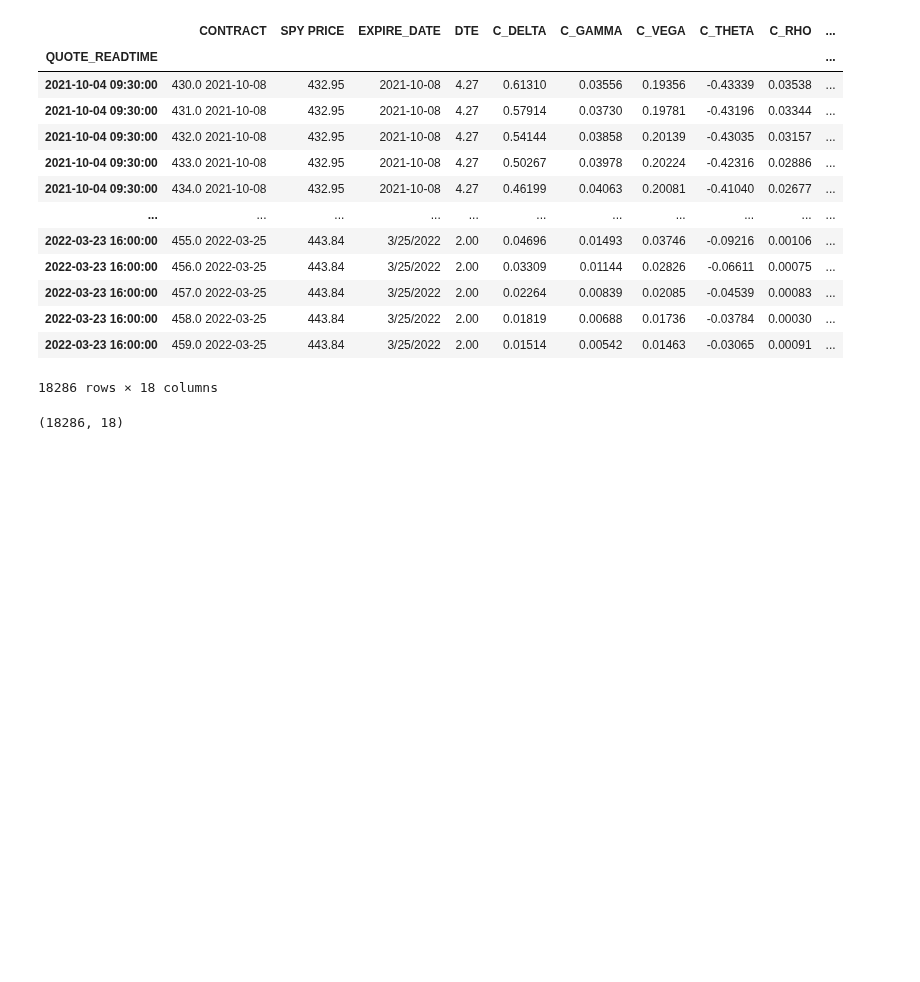
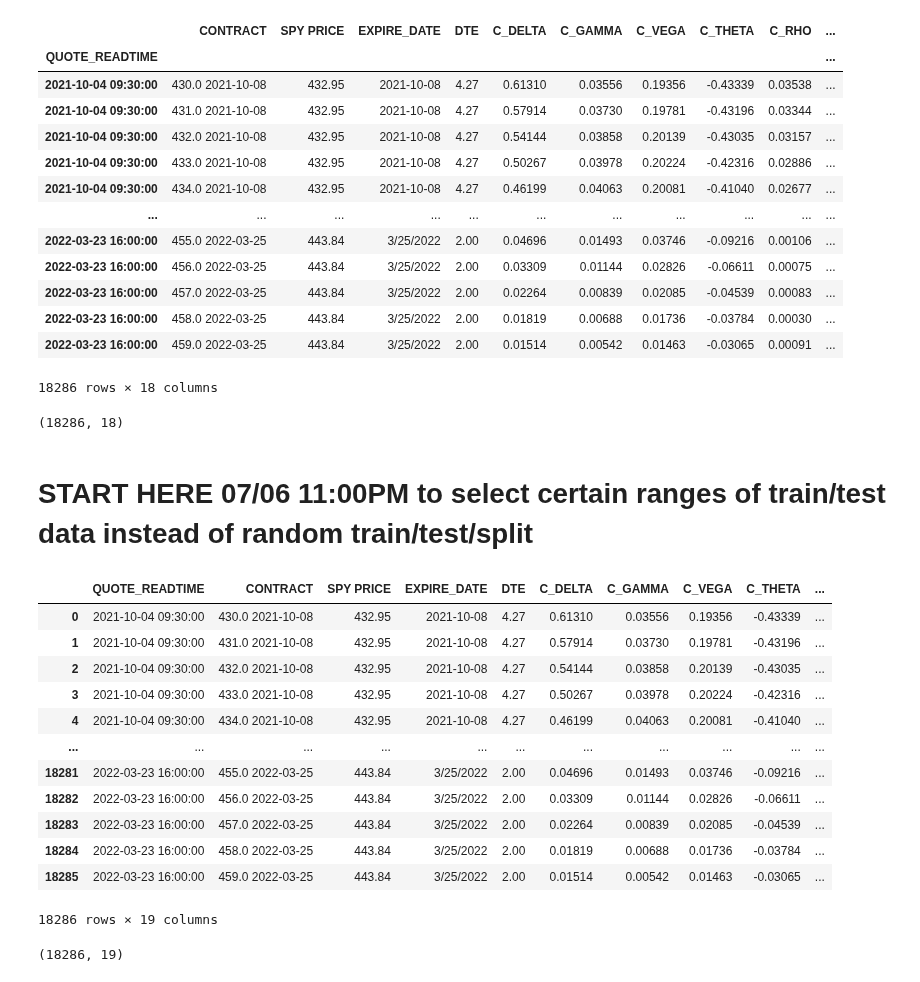
Before and after one commit to aarch23/OptYx, a Jupyter notebook: SPY2021V2.ipynb, the cells around one changed output. Drawn from its saved outputs; the diff is of its cells as text; code cells hidden in the pictures; blank space fills up the shorter version.

```diff
--- a/SPY2021V2.ipynb
+++ b/SPY2021V2.ipynb
@@ -300,3 +297,6 @@ q4_21_q1_22.shape
 (18286, 18)
 # %%
 q4_21_q1_22.to_csv("./Resources/q4_21_q1_22.csv", index=True)
+# %% [markdown]
+
+# __START HERE 07/06 11:00PM to select certain ranges of train/test data instead of random train/test/split__
@@ -302,0 +307,22 @@ q4_21_q1_22.to_csv("./Resources/q4_21_q1_22.csv", index=True)
+# %%
+spy_path = Path('./Resources/q4_21_q1_22.csv')
+df = pd.read_csv(spy_path)
+df
+# %% [output]
+|  | QUOTE_READTIME | CONTRACT | SPY PRICE | EXPIRE_DATE | DTE | C_DELTA | C_GAMMA | C_VEGA | C_THETA | ... |
+| 0 | 2021-10-04 09:30:00 | 430.0 2021-10-08 | 432.95 | 2021-10-08 | 4.27 | 0.61310 | 0.03556 | 0.19356 | -0.43339 | ... |
+| 1 | 2021-10-04 09:30:00 | 431.0 2021-10-08 | 432.95 | 2021-10-08 | 4.27 | 0.57914 | 0.03730 | 0.19781 | -0.43196 | ... |
+| 2 | 2021-10-04 09:30:00 | 432.0 2021-10-08 | 432.95 | 2021-10-08 | 4.27 | 0.54144 | 0.03858 | 0.20139 | -0.43035 | ... |
+| 3 | 2021-10-04 09:30:00 | 433.0 2021-10-08 | 432.95 | 2021-10-08 | 4.27 | 0.50267 | 0.03978 | 0.20224 | -0.42316 | ... |
+| 4 | 2021-10-04 09:30:00 | 434.0 2021-10-08 | 432.95 | 2021-10-08 | 4.27 | 0.46199 | 0.04063 | 0.20081 | -0.41040 | ... |
+| ... | ... | ... | ... | ... | ... | ... | ... | ... | ... | ... |
+| 18281 | 2022-03-23 16:00:00 | 455.0 2022-03-25 | 443.84 | 3/25/2022 | 2.00 | 0.04696 | 0.01493 | 0.03746 | -0.09216 | ... |
+| 18282 | 2022-03-23 16:00:00 | 456.0 2022-03-25 | 443.84 | 3/25/2022 | 2.00 | 0.03309 | 0.01144 | 0.02826 | -0.06611 | ... |
+| 18283 | 2022-03-23 16:00:00 | 457.0 2022-03-25 | 443.84 | 3/25/2022 | 2.00 | 0.02264 | 0.00839 | 0.02085 | -0.04539 | ... |
+| 18284 | 2022-03-23 16:00:00 | 458.0 2022-03-25 | 443.84 | 3/25/2022 | 2.00 | 0.01819 | 0.00688 | 0.01736 | -0.03784 | ... |
+| 18285 | 2022-03-23 16:00:00 | 459.0 2022-03-25 | 443.84 | 3/25/2022 | 2.00 | 0.01514 | 0.00542 | 0.01463 | -0.03065 | ... |
+18286 rows × 19 columns
+# %%
+df.shape
+# %% [output]
+(18286, 19)
```
Also changed, not shown: parts of 11 cells of this notebook.
